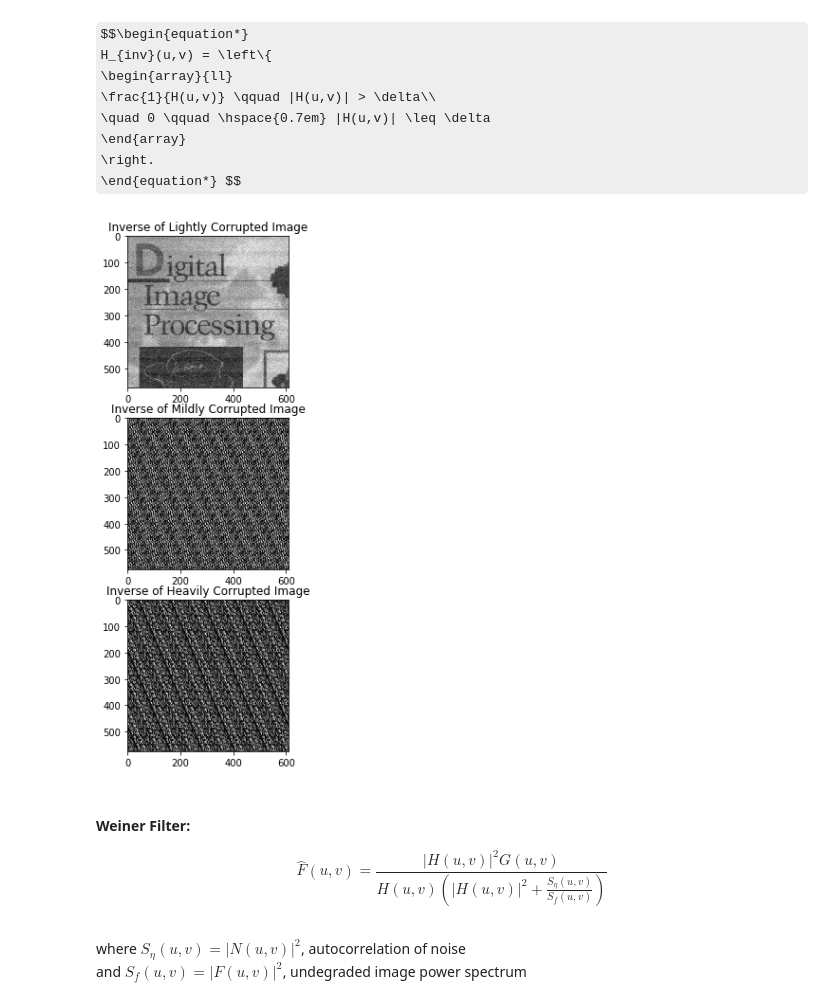
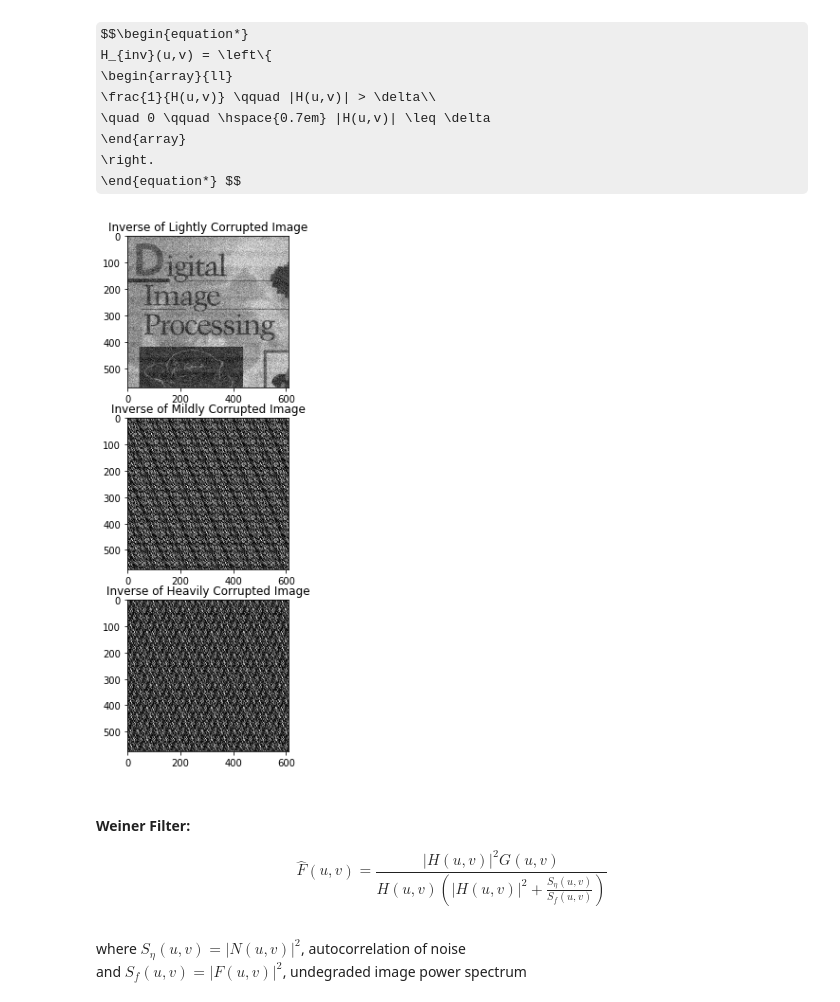
Before and after one commit to QasimWani/frequency_domain_filtering, a Jupyter notebook: motion_blur.ipynb, the cells around one changed output. Drawn from its saved outputs; the diff is of its cells as text; code cells hidden in the pictures; some formulas as TeX source.

```diff
--- a/motion_blur.ipynb
+++ b/motion_blur.ipynb
@@ -11,8 +11,6 @@ import cv2
 $$ H(u, v) = \frac{T}{\pi (ua + vb)} \sin[ \pi (ua + vb) ]e^{-j \pi (ua + vb)} $$
 # %%
 img = rgb2gray(np.array(cv2.imread("DIP.png")))
-# %%
-F = np.fft.fftshift(np.fft.fft2(img)) #shift zero-frequency component to the mean
 # %%
 a, b, T = 0.05, 0.02, 1
 # %%
@@ -83,36 +81,36 @@ H_{inv}(u,v) = \left\{
 \right.
 \end{equation*} $$
 # %%
-def pseudo_inverse_filter(degraded, delta=1e-3, H=H):
+def pseudo_inverse_filter(degraded, delta=1e-13, H=H):
     """
     Computes the inverse and outputs the image in the spatial domain based on a degredation function.
     @Param:
     1. degraded - Degraded image (spatial domain)
     2. H - degredation function
     @Return:
     f_inverse - output of inverse filtering in the spatial domain
     """
     G = np.fft.fftshift(np.fft.fft2(degraded))
     H_inv = np.where(np.abs(H) > delta, 1/H, 0)
     F_inverse = G * H_inv
     f_inverse = np.fft.ifft2(np.fft.ifftshift(F_inverse))
     return np.abs(f_inverse)
 
 #---------------------------------------------------------------------------------------------#
 
 inverse_noisy_1 = pseudo_inverse_filter(noisy_1) #compute inverse of 'lightly corrupted' image
 inverse_noisy_2 = pseudo_inverse_filter(noisy_2, 1e-15) #compute inverse of midly corrupted' image
 inverse_noisy_3 = pseudo_inverse_filter(noisy_3, 1e-15) #compute inverse of 'heavily corrupted' image
 
 #---------------------------------------------------------------------------------------------#
 
 fig, (ax1, ax2, ax3) = plt.subplots(3, figsize=(10,10))
 ax1.imshow(inverse_noisy_1, "gray"), ax1.set_title("Inverse of Lightly Corrupted Image")
 ax2.imshow(inverse_noisy_2, "gray"), ax2.set_title("Inverse of Mildly Corrupted Image")
 ax3.imshow(inverse_noisy_3, "gray"), ax3.set_title("Inverse of Heavily Corrupted Image")
 plt.show()
 # %% [output]
-[figure, old version]
+[figure, new version]
 # %% [markdown]
 <h4>Weiner Filter:</h4>
 $$ \hat{F}(u, v) =
```
Also changed, not shown: parts of 1 cell of this notebook.
